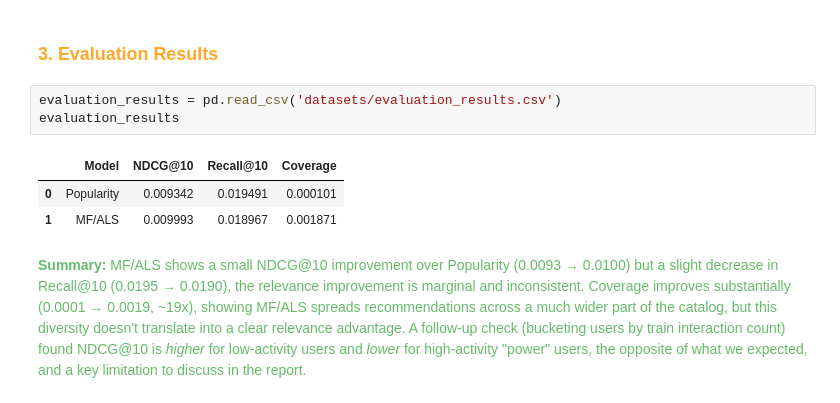
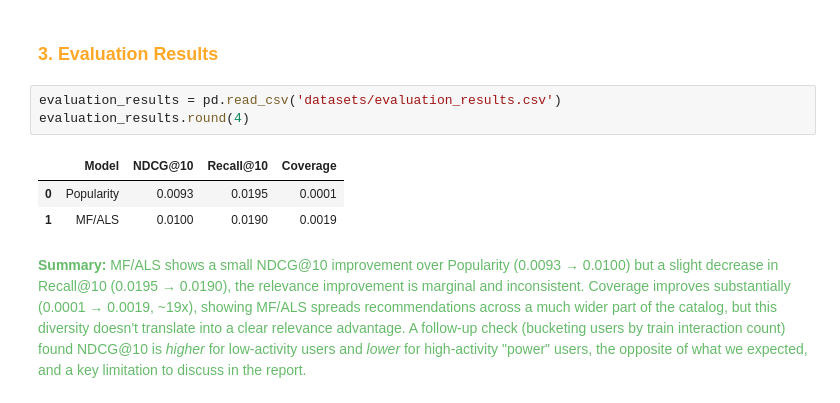
Before and after one commit to dilatasdelen/Recommender-System-Project, a Jupyter notebook: results_summary.ipynb, the cells around one changed output. Cells and saved outputs as stored; diff of their text form.

Commit message:
little adjustments (rounding numbers etc)

```diff
--- a/results_summary.ipynb
+++ b/results_summary.ipynb
@@ -52,11 +52,11 @@ per user (second-to-last vs. last rating).</span>
 ### <span style="color:#FFA726">3. Evaluation Results</span>
 # %%
 evaluation_results = pd.read_csv('datasets/evaluation_results.csv')
-evaluation_results
+evaluation_results.round(4)
 # %% [output]
 |  | Model | NDCG@10 | Recall@10 | Coverage |
-| 0 | Popularity | 0.009342 | 0.019491 | 0.000101 |
-| 1 | MF/ALS | 0.009993 | 0.018967 | 0.001871 |
+| 0 | Popularity | 0.0093 | 0.0195 | 0.0001 |
+| 1 | MF/ALS | 0.0100 | 0.0190 | 0.0019 |
 # %% [markdown]
 <span style="color:#66BB6A">**Summary:** MF/ALS shows a small NDCG@10 improvement over Popularity
 (0.0093 → 0.0100) but a slight decrease in Recall@10 (0.0195 → 0.0190), the relevance improvement is marginal and inconsistent. Coverage improves substantially (0.0001 → 0.0019, ~19x), showing MF/ALS spreads recommendations across a much wider part of the catalog, but this diversity doesn't translate into a clear relevance advantage.                                                                     A follow-up check (bucketing users by train interaction count) found NDCG@10 is *higher* for low-activity users and *lower* for high-activity "power" users, the opposite of what we expected, and a key limitation to discuss in the report.</span>
```
Also changed, not shown: parts of 3 cells of this notebook, 3 other files.
